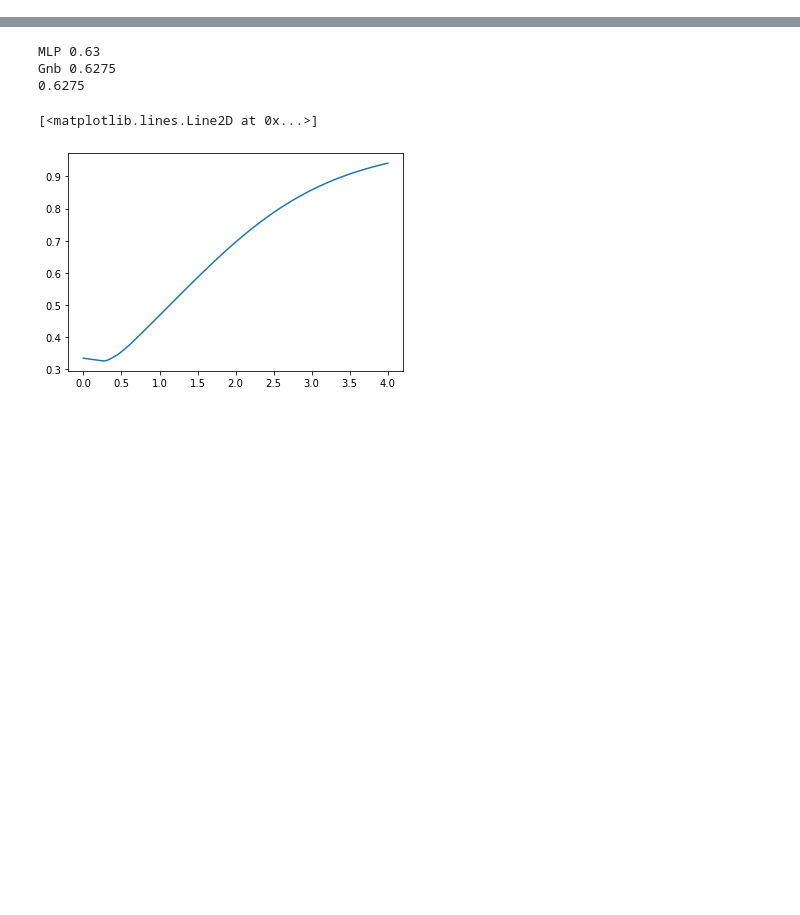
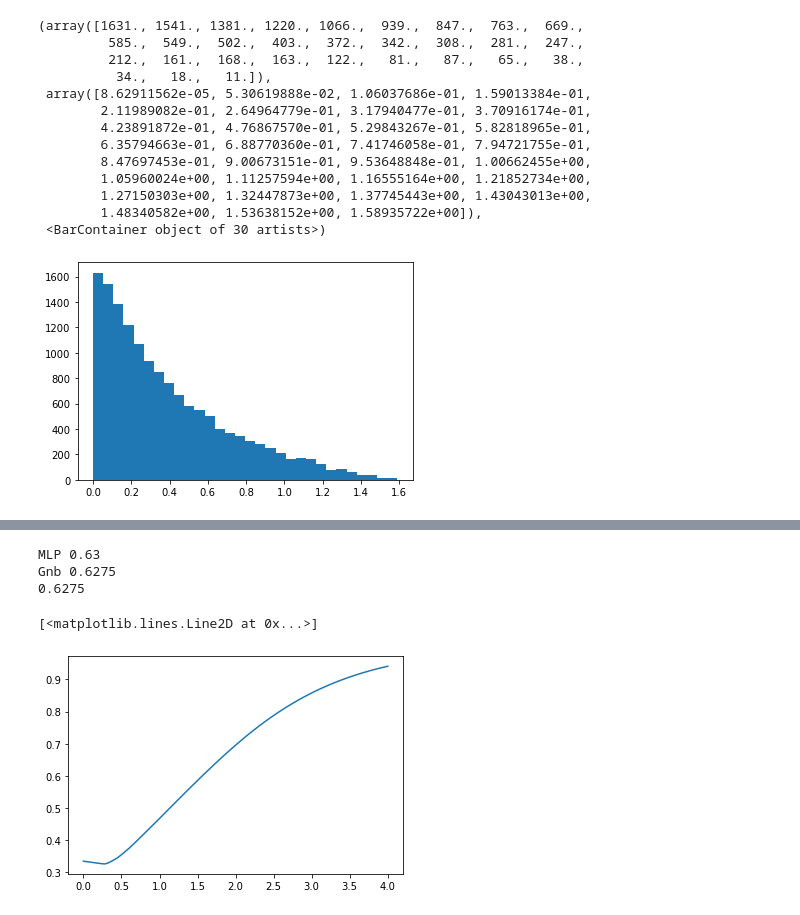
Before and after one commit to oskberg/new-physics, a Jupyter notebook: classifier/mlp.ipynb, the cells around one changed output, grey strips where cells are left out. Cells and saved outputs as stored; diff of their text form; code cells hidden in the pictures; blank space fills up the shorter version.

```diff
--- a/classifier/mlp.ipynb
+++ b/classifier/mlp.ipynb
@@ -6,6 +6,25 @@ from sklearn.model_selection import train_test_split
 from sklearn.neural_network import MLPClassifier
 from sklearn.naive_bayes import GaussianNB
 from sklearn.metrics import accuracy_score
+# %%
+ddddd=pd.read_csv('/Users/jakubpazio/Imperial/Master Project/new-physics/new-physics/toy_data/data_generation/datasets/toy_data_c9_0.0_c10_0.0_2022_1_30_23.csv')
+# %%
+plt.hist(ddddd['BR_rnd'],bins=30)
+# %% [output]
+(array([1631., 1541., 1381., 1220., 1066.,  939.,  847.,  763.,  669.,
+         585.,  549.,  502.,  403.,  372.,  342.,  308.,  281.,  247.,
+         212.,  161.,  168.,  163.,  122.,   81.,   87.,   65.,   38.,
+          34.,   18.,   11.]),
+ array([8.62911562e-05, 5.30619888e-02, 1.06037686e-01, 1.59013384e-01,
+        2.11989082e-01, 2.64964779e-01, 3.17940477e-01, 3.70916174e-01,
+        4.23891872e-01, 4.76867570e-01, 5.29843267e-01, 5.82818965e-01,
+        6.35794663e-01, 6.88770360e-01, 7.41746058e-01, 7.94721755e-01,
+        8.47697453e-01, 9.00673151e-01, 9.53648848e-01, 1.00662455e+00,
+        1.05960024e+00, 1.11257594e+00, 1.16555164e+00, 1.21852734e+00,
+        1.27150303e+00, 1.32447873e+00, 1.37745443e+00, 1.43043013e+00,
+        1.48340582e+00, 1.53638152e+00, 1.58935722e+00]),
+ <BarContainer object of 30 artists>)
+[figure, added]
 # %%
 df = pd.DataFrame({
     'a':np.append(np.random.normal(0,1, 1000),np.random.normal(2,1, 1000)),
```
Also changed, not shown: parts of 4 cells of this notebook, 3 other files.
